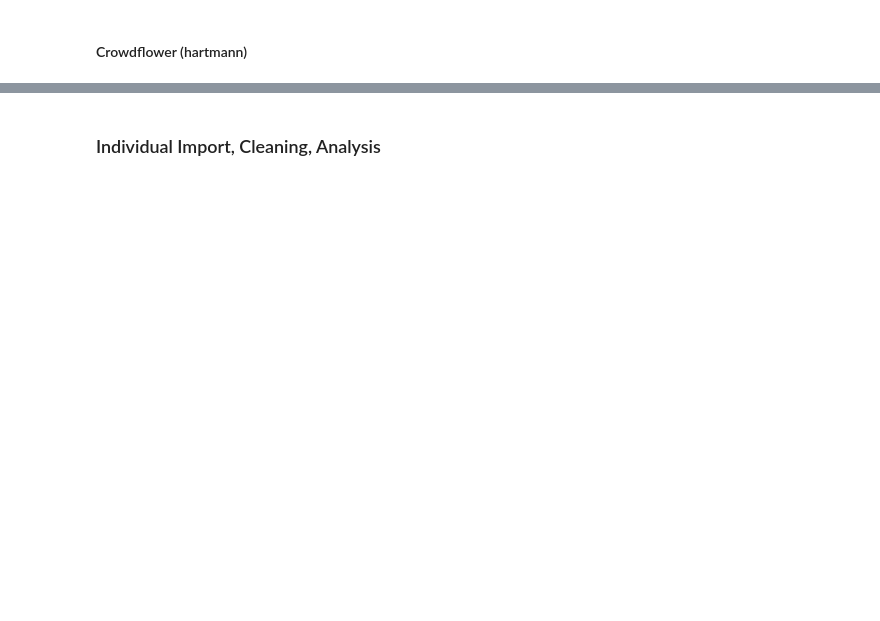
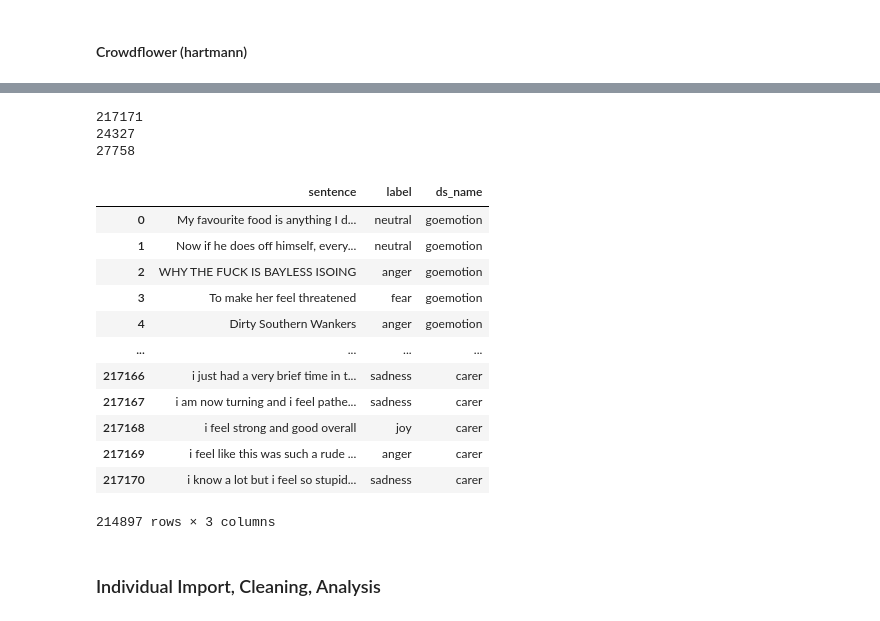
Before and after one commit to aw814/EmoRec, a Jupyter notebook: data/preprocessing.ipynb, the cells around one changed output, grey strips where cells are left out. Cells and saved outputs as stored; diff of their text form; code cells hidden in the pictures; blank space fills up the shorter version.

```diff
--- a/data/preprocessing.ipynb
+++ b/data/preprocessing.ipynb
@@ -650,4 +718,4 @@ flower_val.to_csv("dataset/crowdflower_data/crowdflower_valid.csv")
 # %%
-train_final = map_and_concat(train_final,[meld_train,semeval_train,isear_train,carer_train,flower_train],["meld","semeval","isear","carer","flower"])
-val_final = map_and_concat(val_final,[meld_val,semeval_val,isear_val,carer_val,flower_val],["meld","semeval","isear","carer","flower"])
-test_final = map_and_concat(test_final,[meld_test,semeval_test,isear_test,carer_test,flower_test],["meld","semeval","isear","carer","flower"])
+train_final = map_and_concat(train_final,[meld_train,semeval_train,isear_train,carer_train],["meld","semeval","isear","carer"])
+val_final = map_and_concat(val_final,[meld_val,semeval_val,isear_val,carer_val],["meld","semeval","isear","carer"])
+test_final = map_and_concat(test_final,[meld_test,semeval_test,isear_test,carer_test],["meld","semeval","isear","carer"])
@@ -655,0 +755,20 @@ train_final.to_json()
+# %%
+train_basic = pd.DataFrame(columns=['sentence','label','ds_name'])
+val_basic = pd.DataFrame(columns=['sentence','label','ds_name'])
+test_basic = pd.DataFrame(columns=['sentence','label','ds_name'])
+# %%
+train_b="./dataset/train_basic.json"
+val_b="./dataset/val_basic.json"
+test_b="./dataset/test_basic.json"
+
+train_basic=sec_map_and_concat_ekman(train_basic,train_final)
+val_basic=sec_map_and_concat_ekman(val_basic,val_final)
+test_basic=sec_map_and_concat_ekman(test_basic,test_final)
+# %% [output]
+217171
+24327
+27758
+# %%
+train_basic=train_basic[train_basic['label']!='tbd']
+val_basic=val_basic[val_basic['label']!='tbd']
+test_basic=test_basic[test_basic['label']!='tbd']
@@ -656,2 +779,18 @@ train_final.to_json()
+# %%
+train_basic
+# %% [output]
+|  | sentence | label | ds_name |
+| 0 | My favourite food is anything I d... | neutral | goemotion |
+| 1 | Now if he does off himself, every... | neutral | goemotion |
+| 2 | WHY THE FUCK IS BAYLESS ISOING | anger | goemotion |
+| 3 | To make her feel threatened | fear | goemotion |
+| 4 | Dirty Southern Wankers | anger | goemotion |
+| ... | ... | ... | ... |
+| 217166 | i just had a very brief time in t... | sadness | carer |
+| 217167 | i am now turning and i feel pathe... | sadness | carer |
+| 217168 | i feel strong and good overall | joy | carer |
+| 217169 | i feel like this was such a rude ... | anger | carer |
+| 217170 | i know a lot but i feel so stupid... | sadness | carer |
+214897 rows × 3 columns
 # %% [markdown]
 ### Individual Import, Cleaning, Analysis
```
Also changed, not shown: parts of 23 cells of this notebook, 1 other file.
